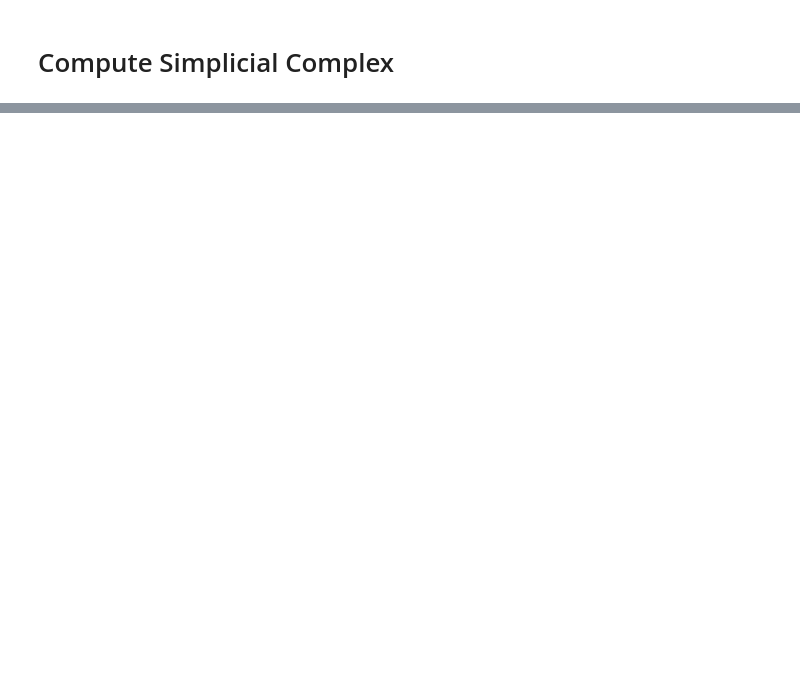
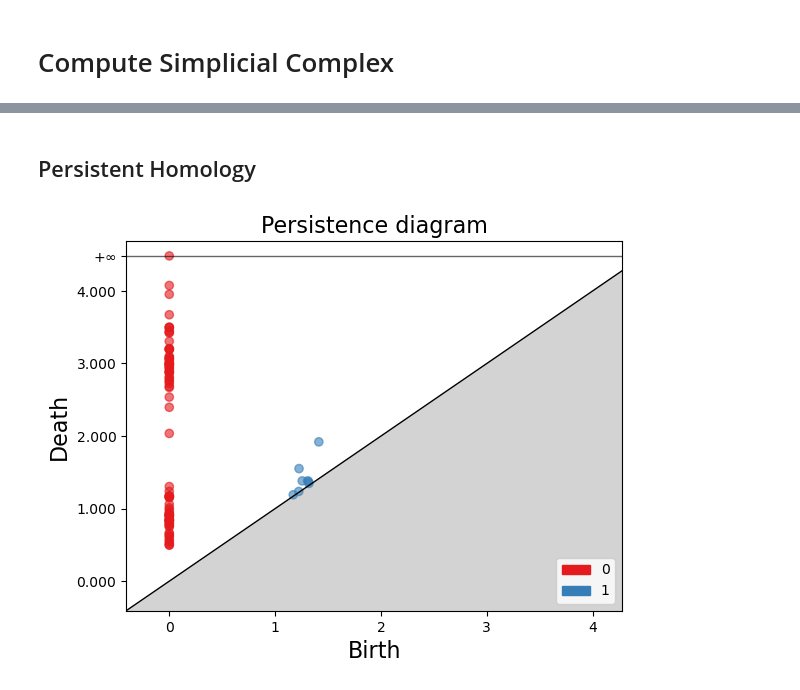
Before and after one commit to xiongshujun/GDA-proj, a Jupyter notebook: LoadingRamirezData.ipynb, the cells around one changed output, grey strips where cells are left out. Saved outputs shown, nothing was run; the diff lists cells and outputs as text; code cells hidden in the pictures; blank space fills up the shorter version.

```diff
--- a/LoadingRamirezData.ipynb
+++ b/LoadingRamirezData.ipynb
@@ -342,0 +443,6 @@ Initially, 466 edges
+# %% [markdown]
+## Persistent Homology
+# %%
+diagam, simplex_tree = X.persist_precomputed(3)
+# %% [output]
+[figure, added]
```
Also changed, not shown: parts of 47 cells of this notebook, 2 other files.
